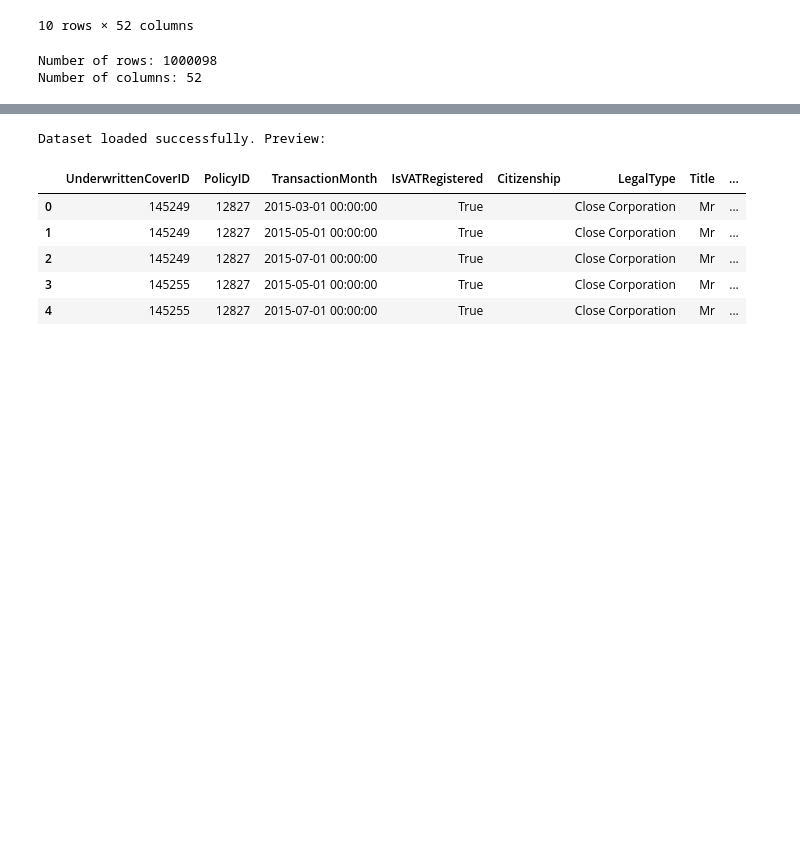
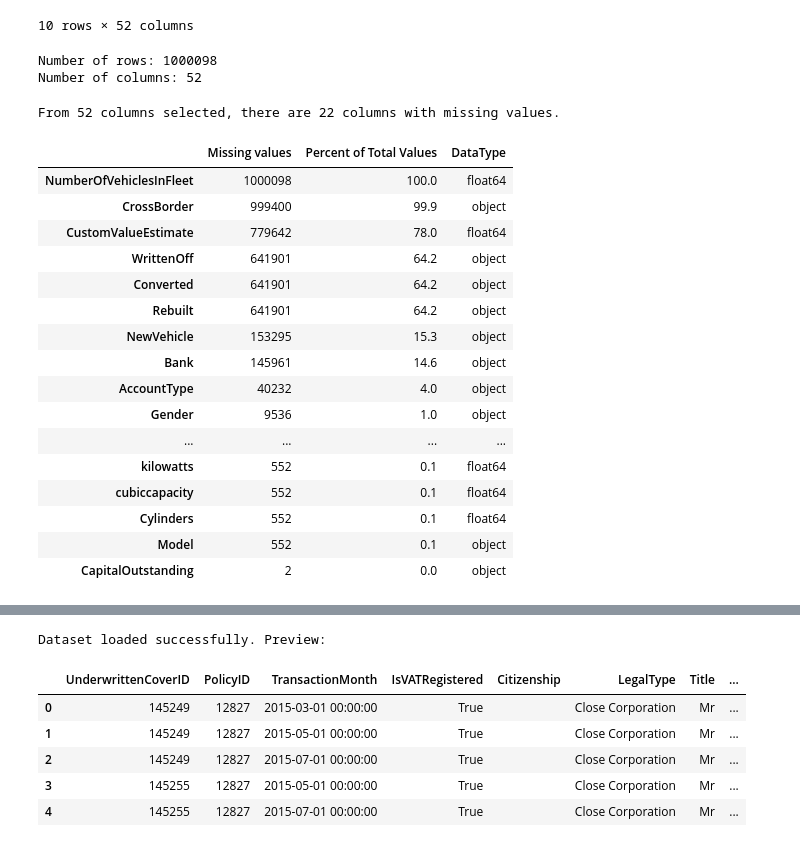
Before and after one commit to Ofgeha-Gelana/ACIS-PremiumOptimizer, a Jupyter notebook: notebooks/eda.ipynb, the cells around one changed output, grey strips where cells are left out. Cells and saved outputs as stored; diff of their text form; code cells hidden in the pictures; blank space fills up the shorter version.

```diff
--- a/notebooks/eda.ipynb
+++ b/notebooks/eda.ipynb
@@ -31,3 +31,25 @@ print("Number of columns:", num_columns)
 # %% [output]
 Number of rows: 1000098
 Number of columns: 52
+# %%
+from scripts.insurance_scripts import find_missing_values
+find_missing_values(insurance_data)
+# %% [output]
+From 52 columns selected, there are 22 columns with missing values.
+|  | Missing values | Percent of Total Values | DataType |
+| NumberOfVehiclesInFleet | 1000098 | 100.0 | float64 |
+| CrossBorder | 999400 | 99.9 | object |
+| CustomValueEstimate | 779642 | 78.0 | float64 |
+| WrittenOff | 641901 | 64.2 | object |
+| Converted | 641901 | 64.2 | object |
+| Rebuilt | 641901 | 64.2 | object |
+| NewVehicle | 153295 | 15.3 | object |
+| Bank | 145961 | 14.6 | object |
+| AccountType | 40232 | 4.0 | object |
+| Gender | 9536 | 1.0 | object |
+| ... | ... | ... | ... |
+| kilowatts | 552 | 0.1 | float64 |
+| cubiccapacity | 552 | 0.1 | float64 |
+| Cylinders | 552 | 0.1 | float64 |
+| Model | 552 | 0.1 | object |
+| CapitalOutstanding | 2 | 0.0 | object |
```
Also changed, not shown: parts of 9 cells of this notebook.
